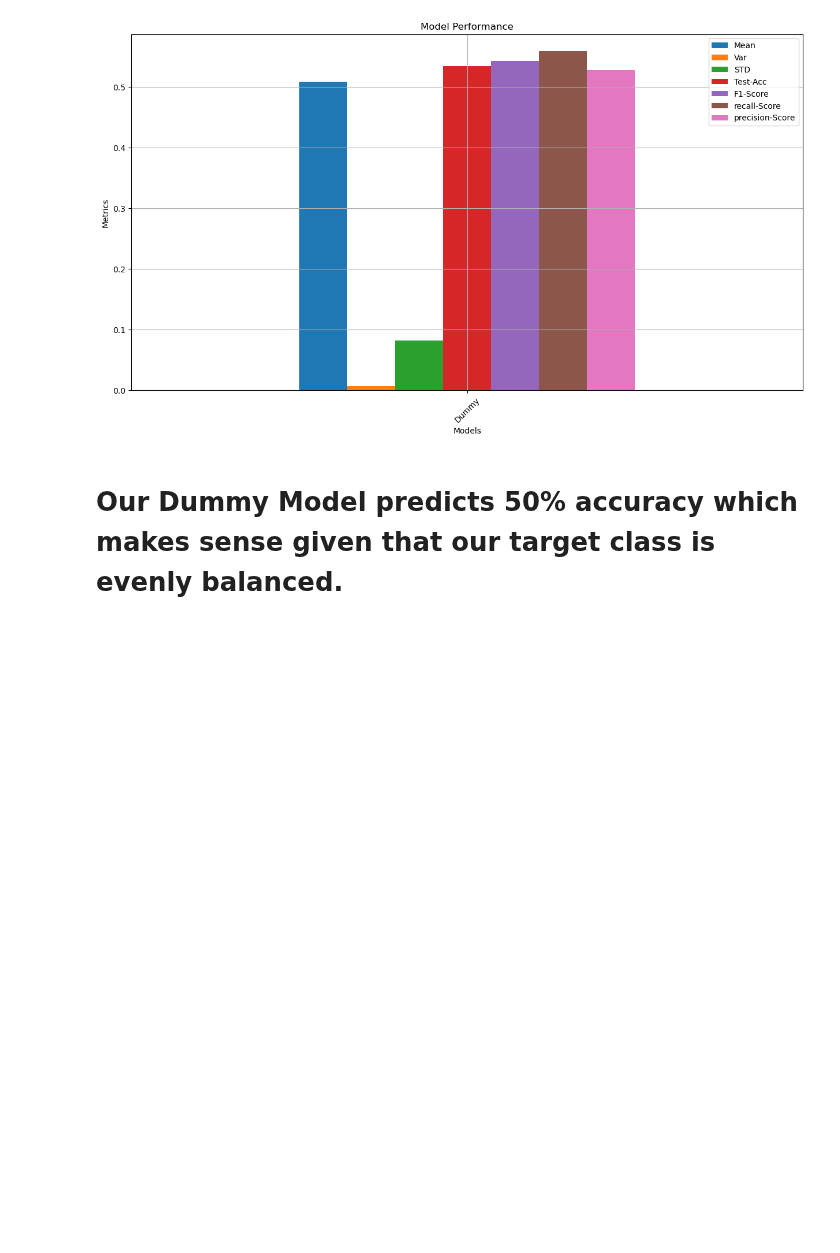
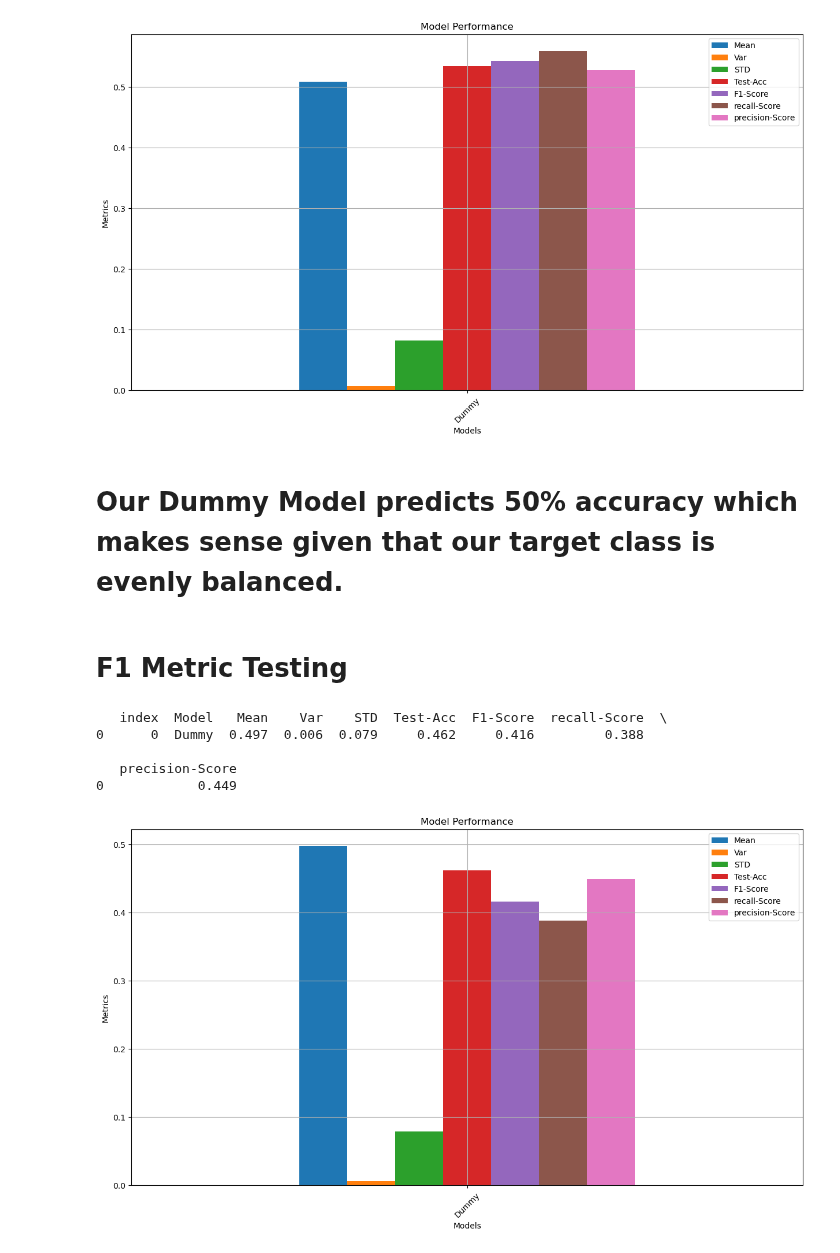
Before and after one commit to MaukanMir/Penguin-Sex-Classifier, a Jupyter notebook: training.ipynb, the cells around one changed output. Cells and saved outputs as stored; diff of their text form; code cells hidden in the pictures; blank space fills up the shorter version.

Commit message:
added new models

```diff
--- a/training.ipynb
+++ b/training.ipynb
@@ -385,3 +385,14 @@ test_selected_models(preprocessor, model, model_names, X, y_encoded, acc_metric)
 [figure]
 # %% [markdown]
 # Our Dummy Model predicts 50% accuracy which makes sense given that our target class is evenly balanced.
+# %% [markdown]
+# F1 Metric Testing
+# %%
+test_selected_models(preprocessor, model, model_names, X, y_encoded, f1_metric)
+# %% [output]
+   index  Model   Mean    Var    STD  Test-Acc  F1-Score  recall-Score  \
+0      0  Dummy  0.497  0.006  0.079     0.462     0.416         0.388
+
+   precision-Score
+0            0.449
+[figure, added]
```
